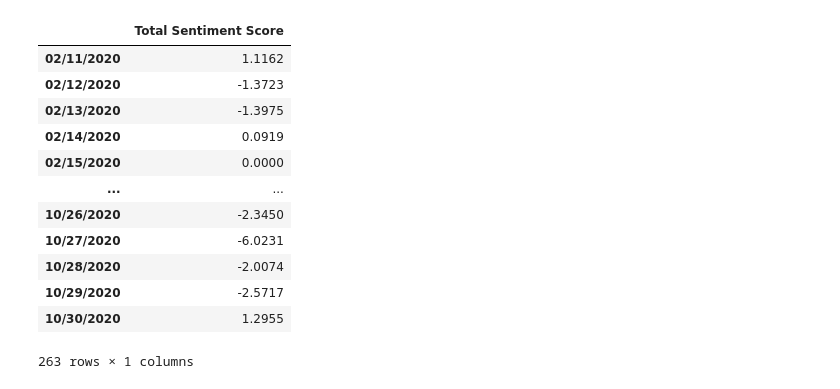
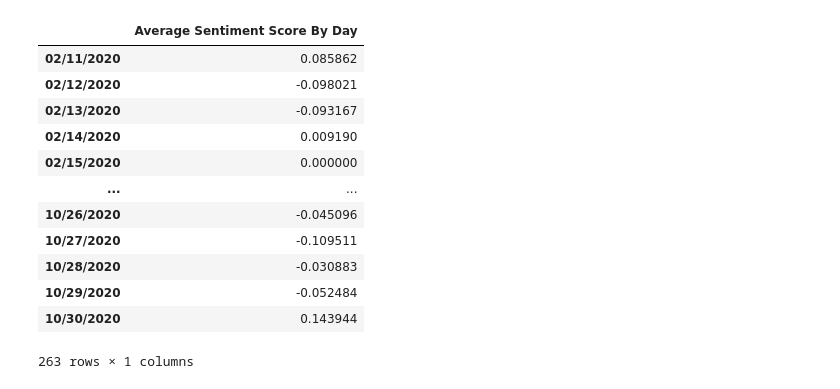
Before and after one commit to dchernysheva/ORIE-4741, a Jupyter notebook: Code/Predict_Stock_Prices_Using_Headlines.ipynb, the cells around one changed output. Saved outputs shown, nothing was run; the diff lists cells and outputs as text; code cells hidden in the pictures.

```diff
--- a/Code/Predict_Stock_Prices_Using_Headlines.ipynb
+++ b/Code/Predict_Stock_Prices_Using_Headlines.ipynb
@@ -39,6 +43,6 @@ for x in headlines:
   scores.append(all.get('compound'))
 
 df["Sentiment"] = sentiments  # add column 'Sentiment'
-df["Score"] = scores  # add column 'Sentiment Score'
+df["Sentiment Score"] = scores  # add column 'Sentiment Score'
 df
 # %% [output]
@@ -85,30 +89,36 @@ df_10 = df.loc[18684:20485,]
 # %%
 days = df.Date.unique()
 score_by_day = {}
+score_num = {}
 price_by_day = {}
 
 for day in days:    # initialize to 0
   score_by_day[day] = 0
+  score_num[day] = 0
   price_by_day[parse(day)] = 0
 
 for x in df.iterrows():
   score_by_day[x[1][1]] += x[1][4]   # score_by_day[date] += score
+  score_num[x[1][1]] += 1   # counter
 
-df_scores = pd.DataFrame(score_by_day, index=["Total Sentiment Score"]).T
+for day in score_by_day:
+  score_by_day[day] /= score_num[day]
+
+df_scores = pd.DataFrame(score_by_day, index=["Average Sentiment Score By Day"]).T
 df_scores
 # %% [output]
-|  | Total Sentiment Score |
-| 02/11/2020 | 1.1162 |
-| 02/12/2020 | -1.3723 |
-| 02/13/2020 | -1.3975 |
-| 02/14/2020 | 0.0919 |
-| 02/15/2020 | 0.0000 |
+|  | Average Sentiment Score By Day |
+| 02/11/2020 | 0.085862 |
+| 02/12/2020 | -0.098021 |
+| 02/13/2020 | -0.093167 |
+| 02/14/2020 | 0.009190 |
+| 02/15/2020 | 0.000000 |
 | ... | ... |
-| 10/26/2020 | -2.3450 |
-| 10/27/2020 | -6.0231 |
-| 10/28/2020 | -2.0074 |
-| 10/29/2020 | -2.5717 |
-| 10/30/2020 | 1.2955 |
+| 10/26/2020 | -0.045096 |
+| 10/27/2020 | -0.109511 |
+| 10/28/2020 | -0.030883 |
+| 10/29/2020 | -0.052484 |
+| 10/30/2020 | 0.143944 |
 263 rows × 1 columns
 # %%
 df_ZM = pd.read_csv("Zoom.csv") # Zoom stock prices downloaded from Yahoo Finance
```
Also changed, not shown: parts of 7 cells of this notebook.
